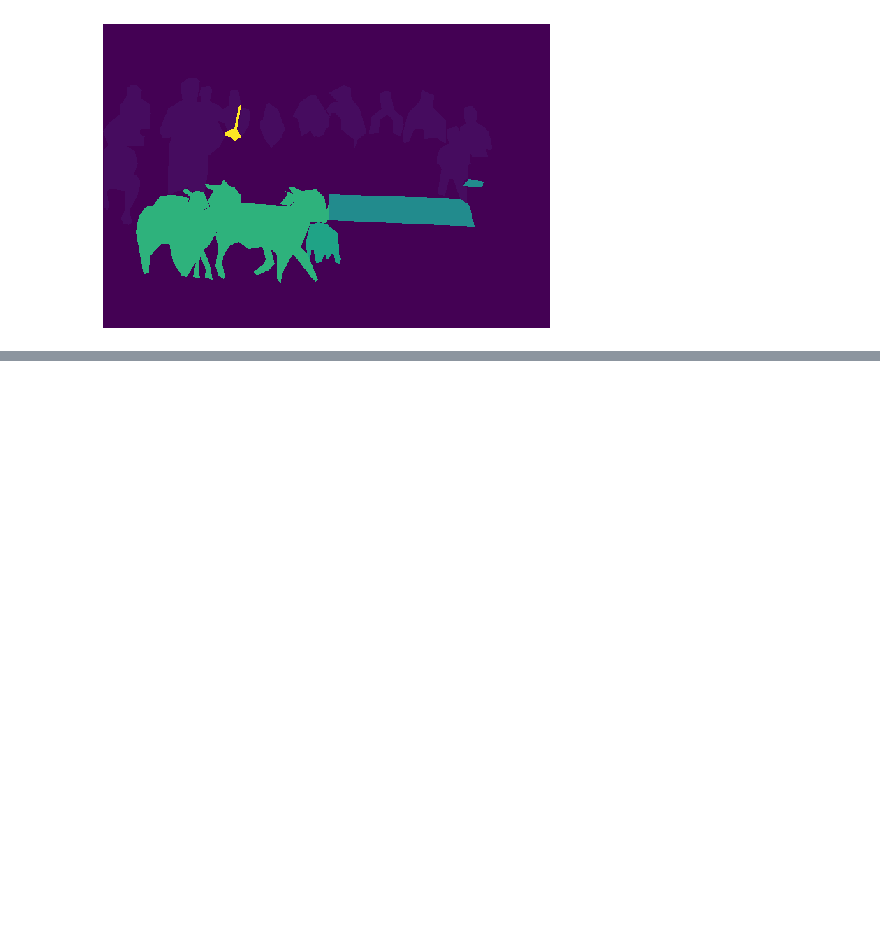
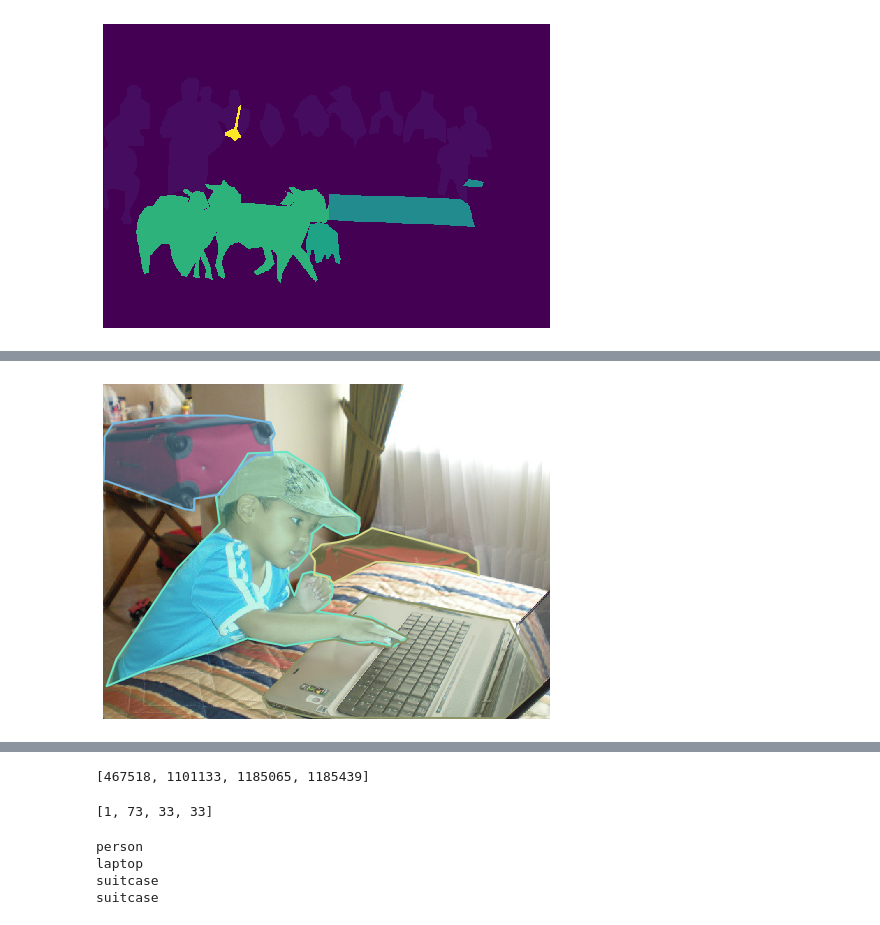
Before and after one commit to luutp/serviceBot, a Jupyter notebook: utils_dir/coco_utils.ipynb, the cells around one changed output, grey strips where cells are left out. Drawn from its saved outputs; the diff is of its cells as text; code cells hidden in the pictures; blank space fills up the shorter version.

```diff
--- a/utils_dir/coco_utils.ipynb
+++ b/utils_dir/coco_utils.ipynb
@@ -827,0 +835,6 @@ coco_json.plt_image(coco_img)
+# %%
+coco_img = coco_json.get_coco_img(cat_names = ['person', 'laptop'], nb_image = 1)
+coco_json.plt_image(coco_img)
+json.dumps(coco_img)
+# %% [output]
+[figure, added]
@@ -827,0 +842,18 @@ coco_json.plt_image(coco_img)
+# %%
+coco.getAnnIds(imgIds = coco_img[0]['id'])
+# %% [output]
+[467518, 1101133, 1185065, 1185439]
+# %%
+ann_list = coco.loadAnns(ids = coco.getAnnIds(imgIds = coco_img[0]['id']))
+cat_list = [ann['category_id'] for ann in ann_list]
+print(cat_list)
+# %% [output]
+[1, 73, 33, 33]
+# %%
+for cat in cat_list:
+    print(coco_json.get_cat_name(cat))
+# %% [output]
+person
+laptop
+suitcase
+suitcase
```
Also changed, not shown: parts of 7 cells of this notebook, 21 other files.
